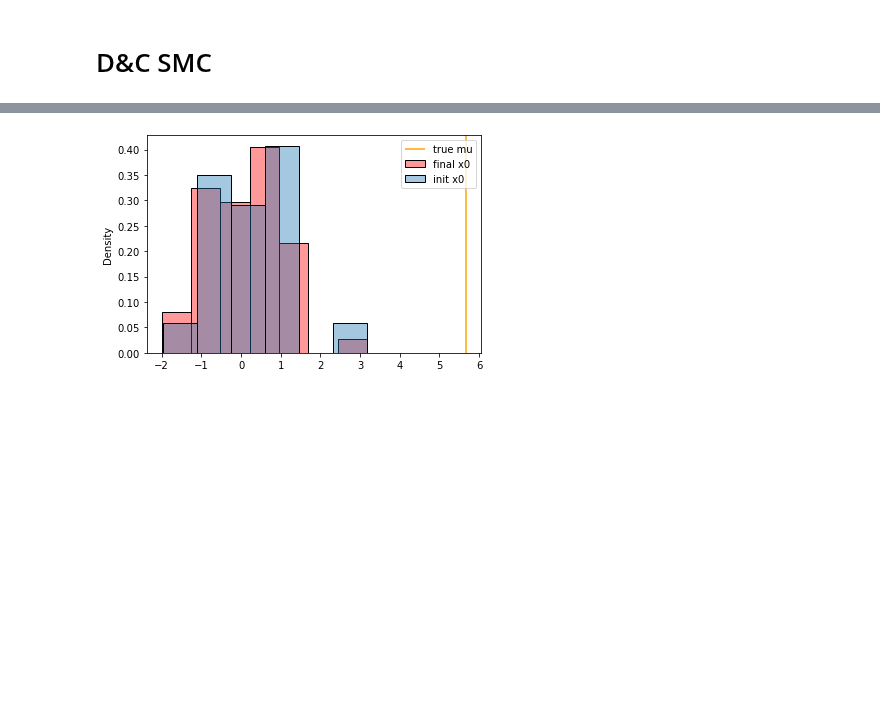
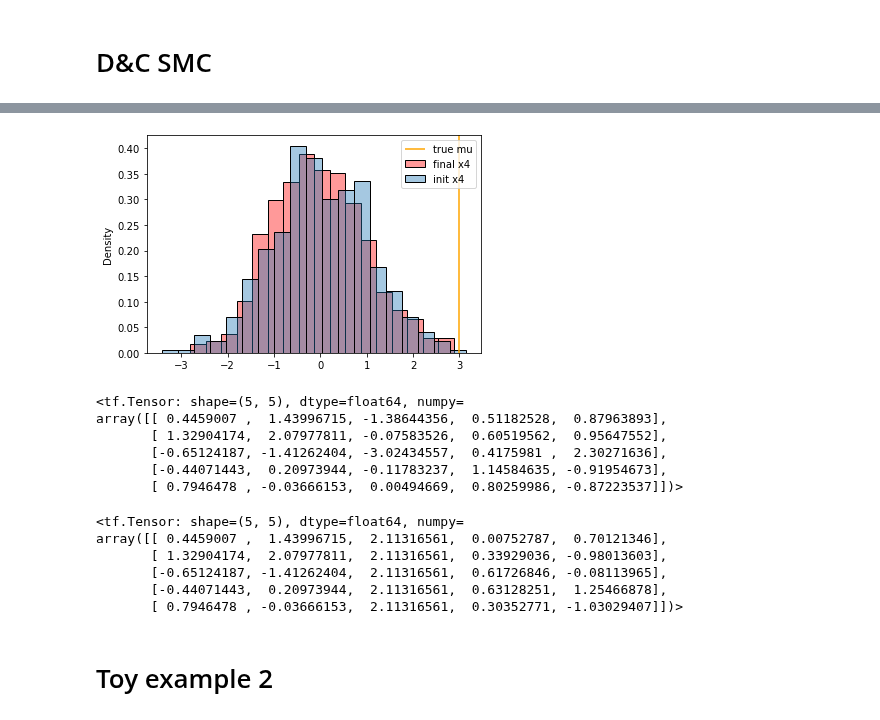
Before and after one commit to XingLLiu/u-stat-high-dim, a Jupyter notebook: example.ipynb, the cells around one changed output, grey strips where cells are left out. Saved outputs shown, nothing was run; the diff lists cells and outputs as text; code cells hidden in the pictures; blank space fills up the shorter version.

```diff
--- a/example.ipynb
+++ b/example.ipynb
@@ -516,7 +517,7 @@ class Proposal:
 # %%
 tf.random.set_seed(1)
 
-N = 50 # num params samples
+N = 500 # num params samples
 nobs = 100 # num observations
 
 sigma, tau, gamma = np.array([1.]), np.array([1.]), np.array([1.])
@@ -589,4 +590,4 @@ tf.random.set_seed(1)
 samples_init = tfd.Normal(loc=np.zeros(1), scale=np.ones(1)).sample((N, 5))[:, :, 0]
 log_w_init = np.ones(samples_init.shape)
 # %%
-samples_res, log_w = dc_smc(samples_init, weights_init, model)
+samples_res, log_w = dc_smc(samples_init, log_w_init, model)
@@ -593,14 +607,34 @@ samples_res, log_w = dc_smc(samples_init, weights_init, model)
 # %%
-ind = 0
+ind = 4
 
 sns.histplot(tf.reshape(samples_res[:, ind], -1), stat="density", color="r", alpha=0.4, label=f"final x{ind}")
-sns.histplot(tf.reshape(samples[:, ind], -1), stat="density", alpha=0.4, label=f"init x{ind}")
+sns.histplot(tf.reshape(samples_init[:, ind], -1), stat="density", alpha=0.4, label=f"init x{ind}")
 ymax = plt.ylim()[1]
 plt.vlines(x_true[0, ind], 0, ymax, color="orange", label="true mu")
 plt.ylim(0, ymax)
 x_plot = np.linspace(2, 4, 500)
 # plt.plot(x_plot, posterior_den(x_plot, y), color="grey", label="true posterior")
 plt.legend()
 plt.show()
 # %% [output]
-[figure, old version]
+[figure, new version]
+# %%
+samples_init[:5]
+# %% [output]
+<tf.Tensor: shape=(5, 5), dtype=float64, numpy=
+array([[ 0.4459007 ,  1.43996715, -1.38644356,  0.51182528,  0.87963893],
+       [ 1.32904174,  2.07977811, -0.07583526,  0.60519562,  0.95647552],
+       [-0.65124187, -1.41262404, -3.02434557,  0.4175981 ,  2.30271636],
+       [-0.44071443,  0.20973944, -0.11783237,  1.14584635, -0.91954673],
+       [ 0.7946478 , -0.03666153,  0.00494669,  0.80259986, -0.87223537]])>
+# %%
+samples_res[:5]
+# %% [output]
+<tf.Tensor: shape=(5, 5), dtype=float64, numpy=
+array([[ 0.4459007 ,  1.43996715,  2.11316561,  0.00752787,  0.70121346],
+       [ 1.32904174,  2.07977811,  2.11316561,  0.33929036, -0.98013603],
+       [-0.65124187, -1.41262404,  2.11316561,  0.61726846, -0.08113965],
+       [-0.44071443,  0.20973944,  2.11316561,  0.63128251,  1.25466878],
+       [ 0.7946478 , -0.03666153,  2.11316561,  0.30352771, -1.03029407]])>
+# %% [markdown]
+# Toy example 2
```
Also changed, not shown: parts of 24 cells of this notebook, 2 other files.
